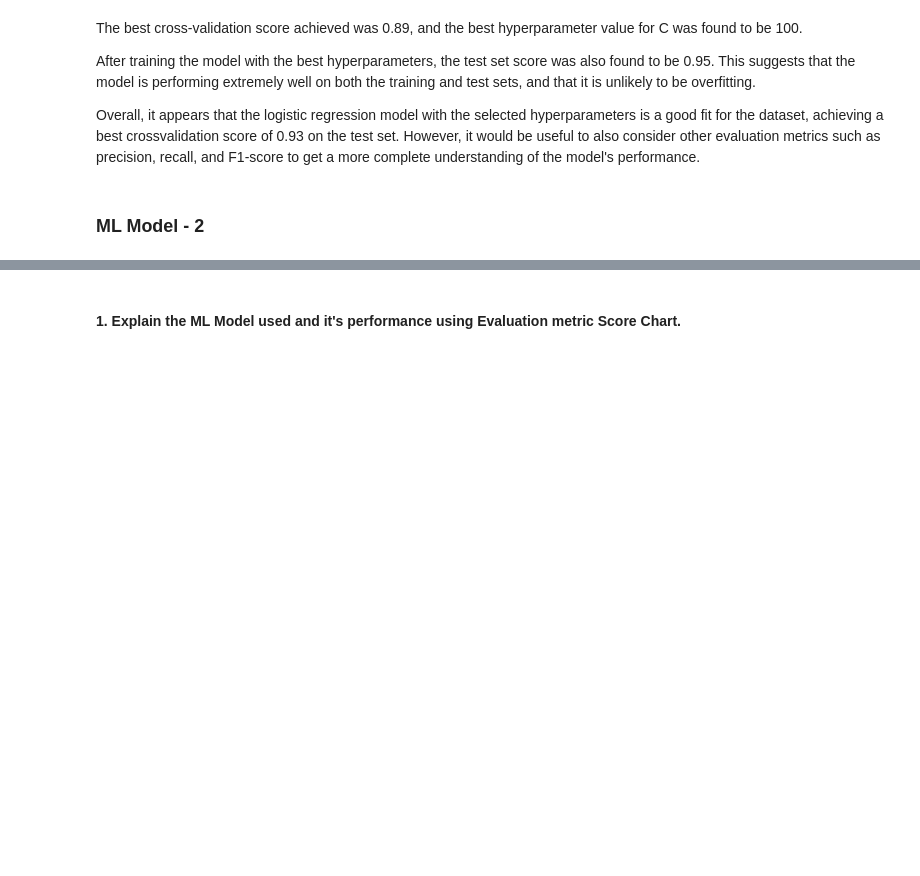
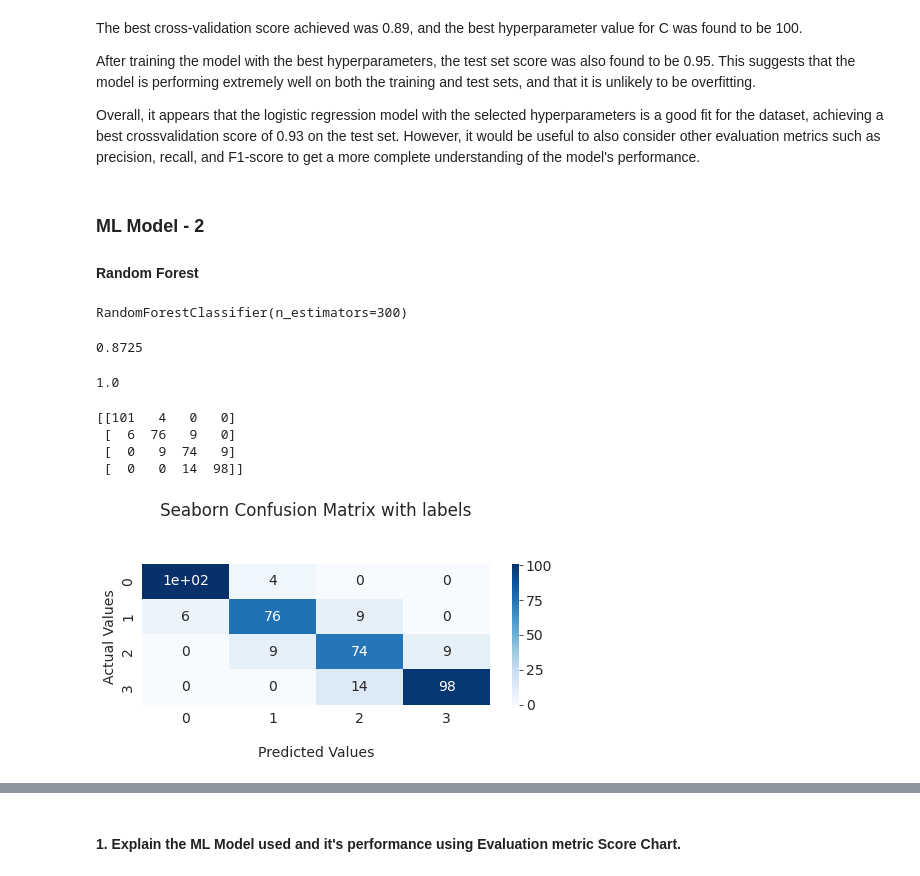
Before and after one commit to rajathAgalkote/MobilePriceRangePrediction_ML_classifier, a Jupyter notebook: Rajathadri_ML_Classifier_MobilePriceRangePrediction.ipynb, the cells around one changed output, grey strips where cells are left out. Cells and saved outputs as stored; diff of their text form; code cells hidden in the pictures; blank space fills up the shorter version.

```diff
--- a/Rajathadri_ML_Classifier_MobilePriceRangePrediction.ipynb
+++ b/Rajathadri_ML_Classifier_MobilePriceRangePrediction.ipynb
@@ -1466,3 +1466,48 @@ After training the model with the best hyperparameters, the test set score was a
 Overall, it appears that the logistic regression model with the selected hyperparameters is a good fit for the dataset, achieving a best crossvalidation score of 0.93 on the test set. However, it would be useful to also consider other evaluation metrics such as precision, recall, and F1-score to get a more complete understanding of the model's performance.
 # %% [markdown]
 ### ML Model - 2
+#### Random Forest
+# %%
+# Random forest classifier
+
+# taking 300 trees
+clsr = RandomForestClassifier(n_estimators=300)
+clsr.fit(X_train, y_train)
+# %% [output]
+RandomForestClassifier(n_estimators=300)
+# %%
+y_pred = clsr.predict(X_test)
+test_score= accuracy_score(y_test, y_pred)
+test_score
+# %% [output]
+0.8725
+# %%
+y_pred_train = clsr.predict(X_train)
+train_score = accuracy_score(y_train, y_pred_train)
+train_score
+# %% [output]
+1.0
+# %%
+# Generating the confusion matrix
+cf_matrix = confusion_matrix(y_test, y_pred)
+
+print(cf_matrix)
+
+ax = sns.heatmap(cf_matrix, annot=True, cmap='Blues')
+
+ax.set_title('Seaborn Confusion Matrix with labels\n\n');
+ax.set_xlabel('\nPredicted Values')
+ax.set_ylabel('Actual Values ');
+
+## Ticket labels - List must be in alphabetical order
+ax.xaxis.set_ticklabels([0,1,2,3])
+ax.yaxis.set_ticklabels([0,1,2,3])
+
+## Display the visualization of the Confusion Matrix.
+plt.show()
+# %% [output]
+[[101   4   0   0]
+ [  6  76   9   0]
+ [  0   9  74   9]
+ [  0   0  14  98]]
+[figure, added]
```
Also changed, not shown: parts of 23 cells of this notebook.
